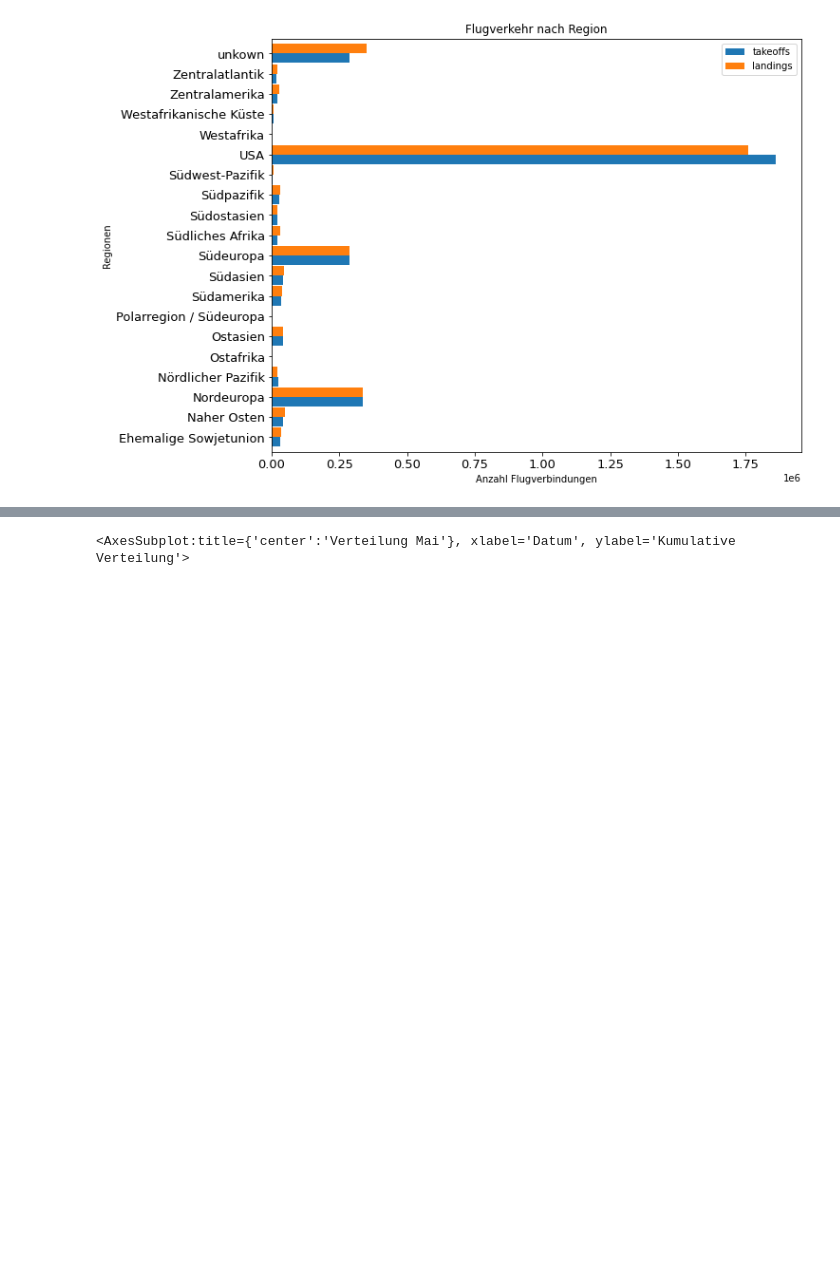
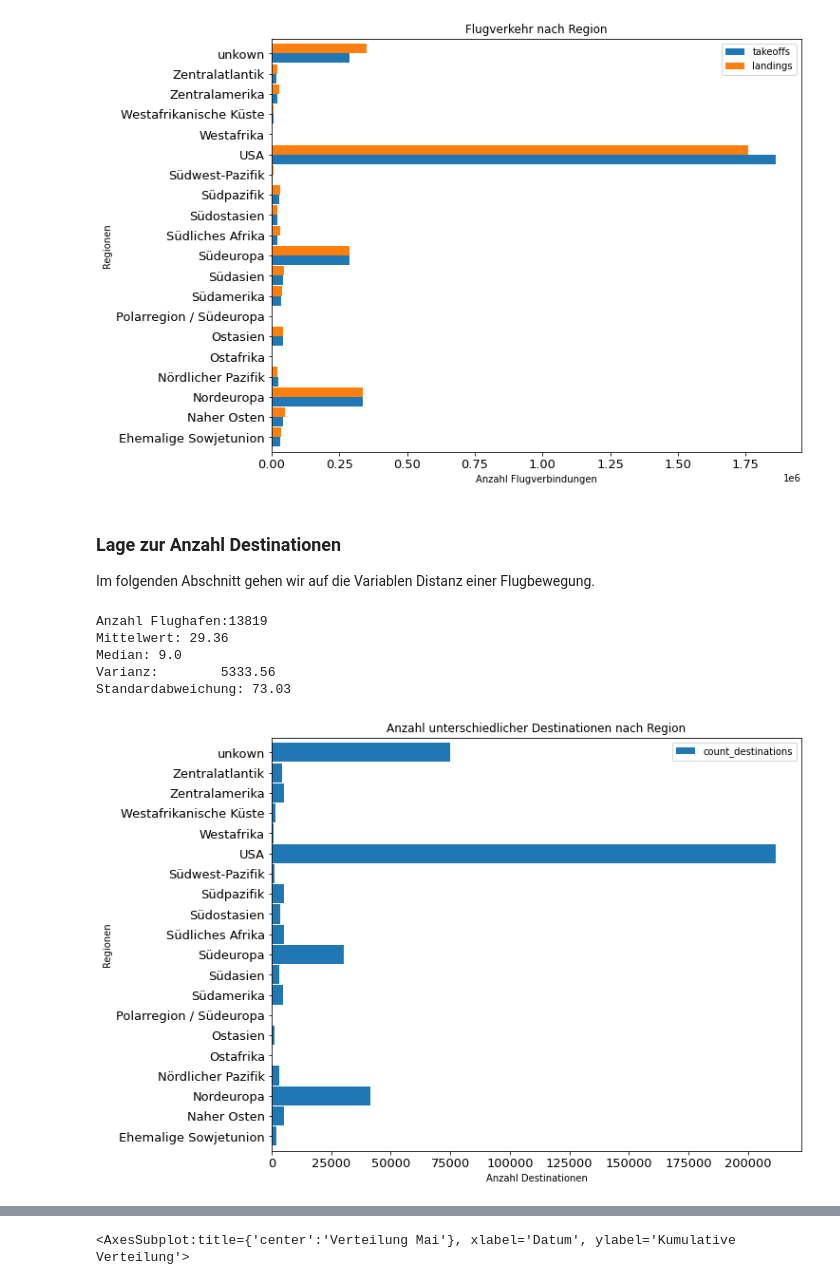
Before and after one commit to marcschny/DataStory_AirplaneHubs, a Jupyter notebook: AirplaneHubs/DataStory_DescriptiveStats.ipynb, the cells around one changed output, grey strips where cells are left out. Cells and saved outputs as stored; diff of their text form; code cells hidden in the pictures; blank space fills up the shorter version.

Commit message:
add destinations to desc.stats

```diff
--- a/AirplaneHubs/DataStory_DescriptiveStats.ipynb
+++ b/AirplaneHubs/DataStory_DescriptiveStats.ipynb
@@ -83,3 +73,18 @@ ds.show_distribution_region(df_a)
  Text(0.5, 0, 'Anzahl Flugverbindungen'),
  Text(0, 0.5, 'Regionen')]
 [figure]
+# %% [markdown]
+### Lage zur Anzahl Destinationen
+Im folgenden Abschnitt gehen wir auf die Variablen Distanz einer Flugbewegung.
+# %%
+print(ds.stats_destinations(df_a))
+# %% [output]
+Anzahl Flughafen:13819
+Mittelwert: 29.36
+Median: 9.0
+Varianz:        5333.56
+Standardabweichung: 73.03
+# %%
+fig = ds.show_stats_destinations(df_a)
+# %% [output]
+[figure, added]
```
Also changed, not shown: parts of 7 cells of this notebook, 1 other file.
